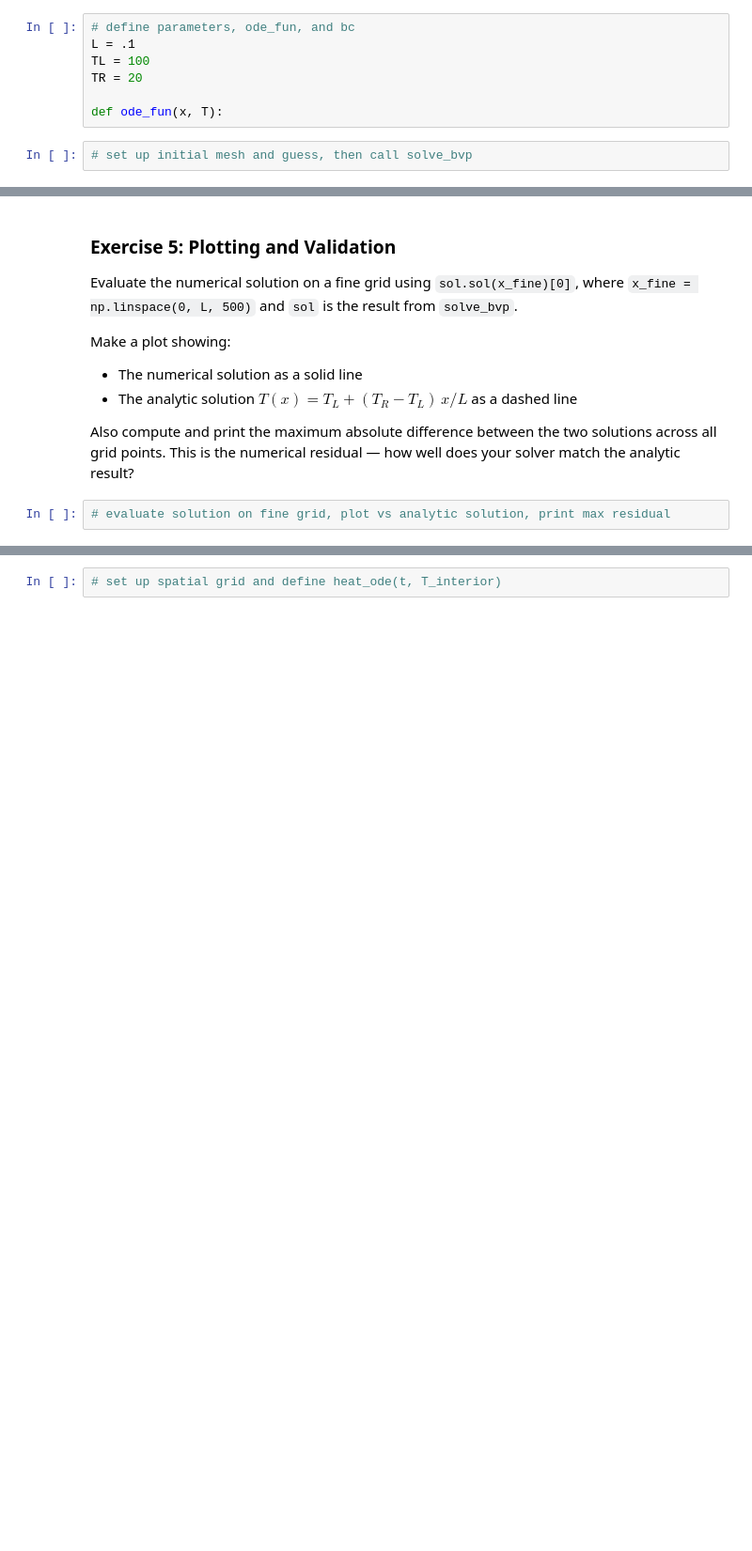
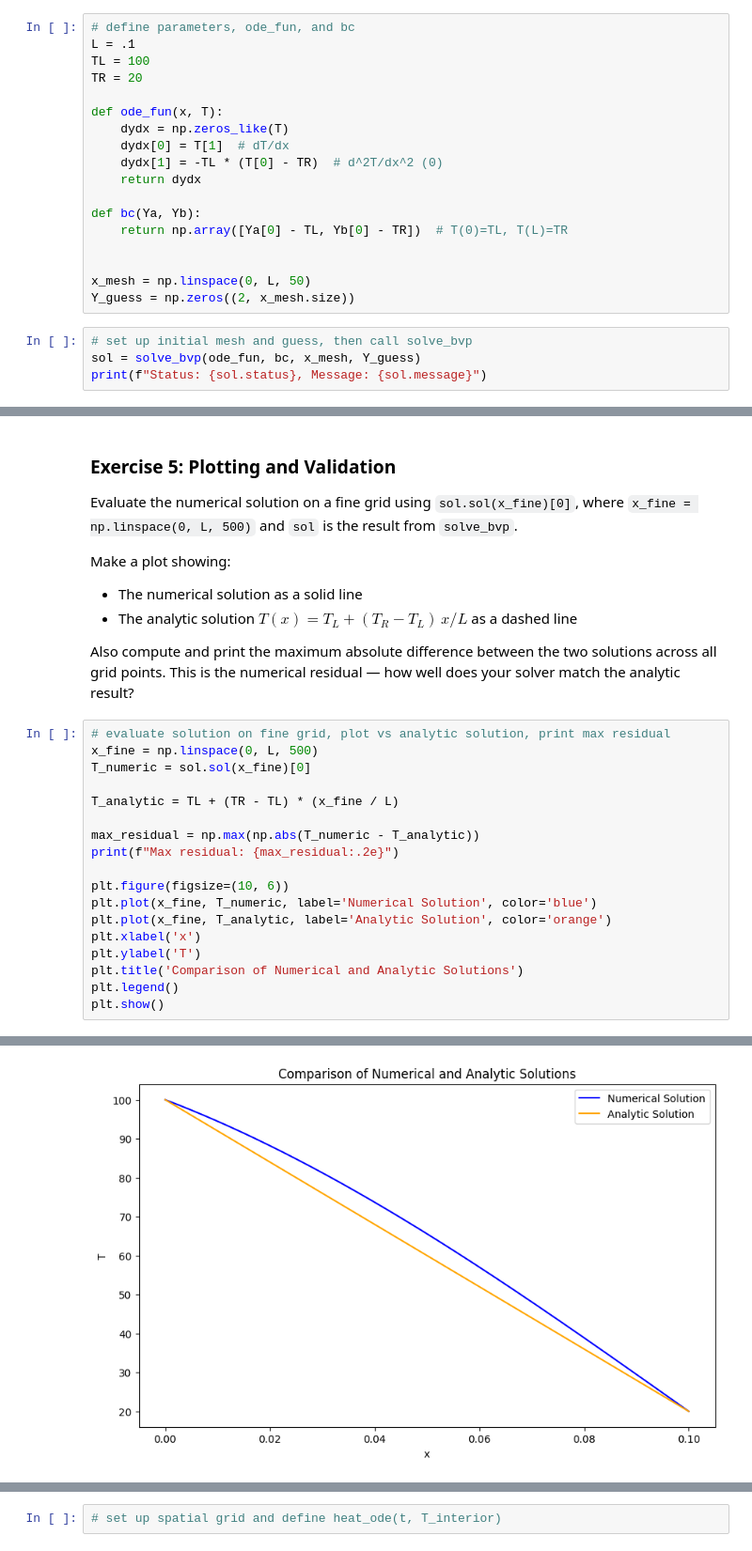
Before and after one commit to tylerrom/numerical-methods, a Jupyter notebook: assignments/week_09/odes_pdes.ipynb, the cells around one changed output, grey strips where cells are left out. Shown at 94% size. Drawn from its saved outputs; the diff is of its cells as text; blank space fills up the shorter version.

```diff
--- a/assignments/week_09/odes_pdes.ipynb
+++ b/assignments/week_09/odes_pdes.ipynb
@@ -311,5 +311,18 @@ TL = 100
 TR = 20
 
 def ode_fun(x, T):
+    dydx = np.zeros_like(T)
+    dydx[0] = T[1]  # dT/dx
+    dydx[1] = -TL * (T[0] - TR)  # d^2T/dx^2 (0)
+    return dydx
+
+def bc(Ya, Yb):
+    return np.array([Ya[0] - TL, Yb[0] - TR])  # T(0)=TL, T(L)=TR
+
+
+x_mesh = np.linspace(0, L, 50)
+Y_guess = np.zeros((2, x_mesh.size))
 # %%
 # set up initial mesh and guess, then call solve_bvp
+sol = solve_bvp(ode_fun, bc, x_mesh, Y_guess)
+print(f"Status: {sol.status}, Message: {sol.message}")
@@ -325,3 +340,20 @@ Make a plot showing:
 Also compute and print the maximum absolute difference between the two solutions across all grid points. This is the numerical residual — how well does your solver match the analytic result?
 # %%
 # evaluate solution on fine grid, plot vs analytic solution, print max residual
+x_fine = np.linspace(0, L, 500)
+T_numeric = sol.sol(x_fine)[0]
+
+T_analytic = TL + (TR - TL) * (x_fine / L)
+
+max_residual = np.max(np.abs(T_numeric - T_analytic))
+print(f"Max residual: {max_residual:.2e}")
+
+plt.figure(figsize=(10, 6))
+plt.plot(x_fine, T_numeric, label='Numerical Solution', color='blue')
+plt.plot(x_fine, T_analytic, label='Analytic Solution', color='orange')
+plt.xlabel('x')
+plt.ylabel('T')
+plt.title('Comparison of Numerical and Analytic Solutions')
+plt.legend()
+plt.show()
+# %% [output]
@@ -328,3 +361,4 @@ Also compute and print the maximum absolute difference between the two solutions
+[figure, added]
 # %% [markdown]
 ---
 ## (Advanced) Part 3: The Time-Dependent Heat Equation
```
Also changed, not shown: parts of 2 cells of this notebook.
